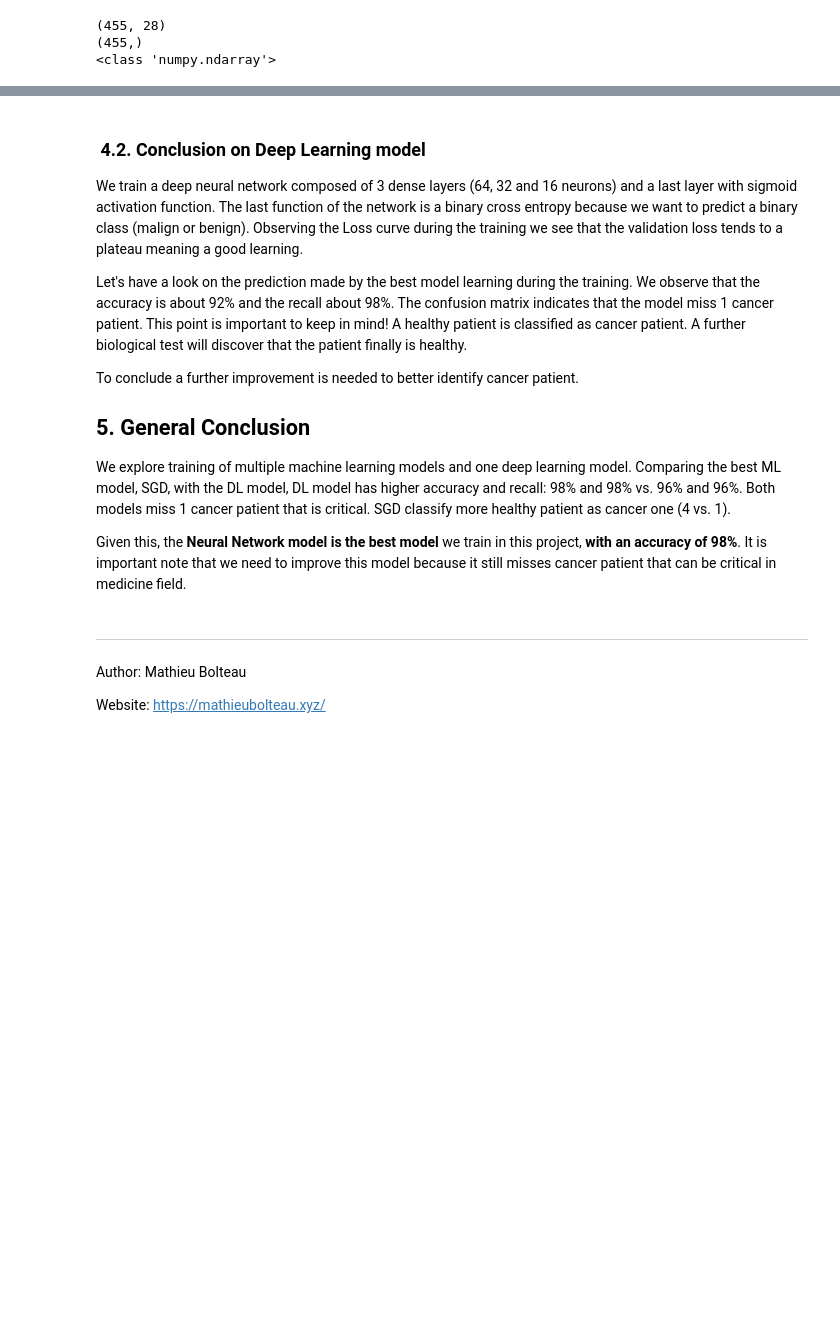
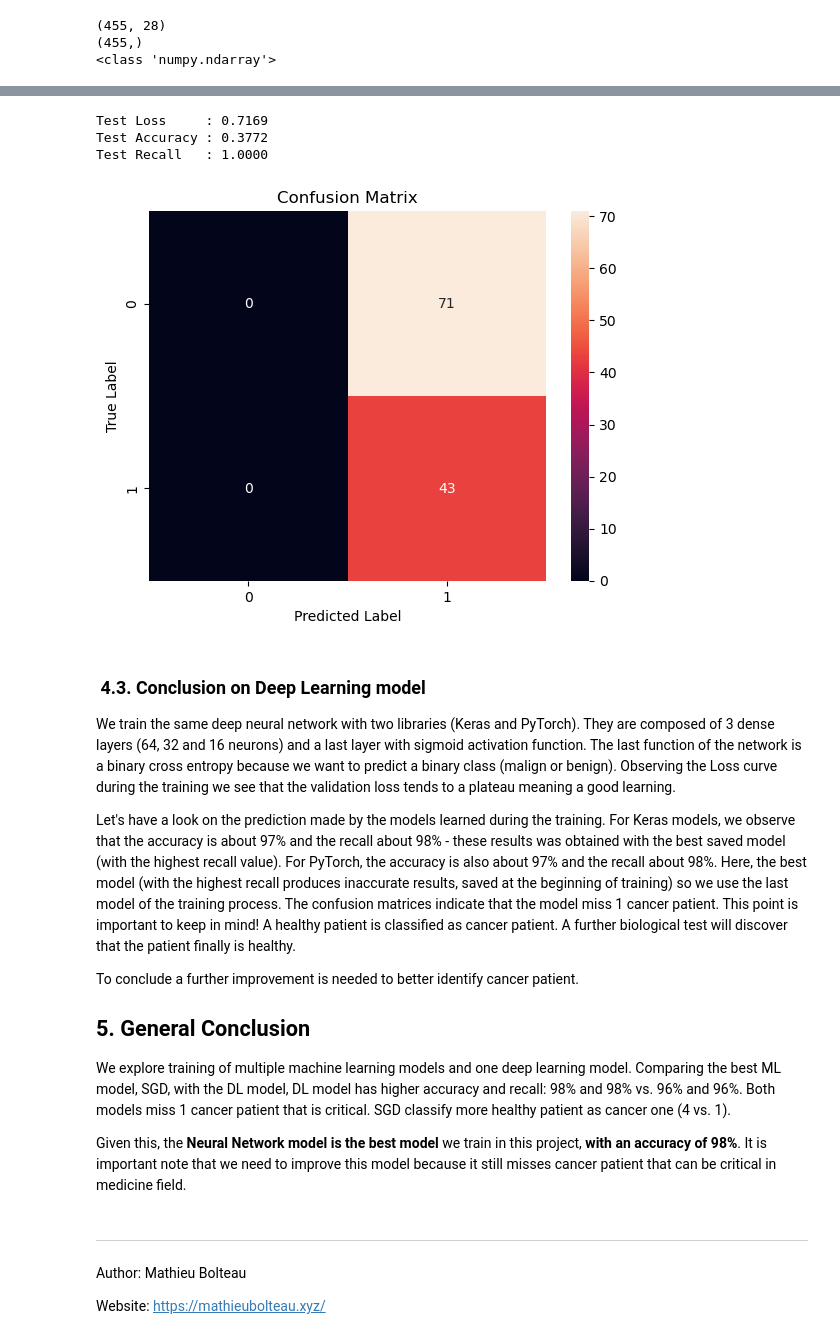
Before and after one commit to mathieubolteau/DataScienceProjects, a Jupyter notebook: breast_cancer_prediction/Breast_Cancer_Analysis_and_Prediction.ipynb, the cells around one changed output, grey strips where cells are left out. Saved outputs shown, nothing was run; the diff lists cells and outputs as text; code cells hidden in the pictures; blank space fills up the shorter version.

```diff
--- a/breast_cancer_prediction/Breast_Cancer_Analysis_and_Prediction.ipynb
+++ b/breast_cancer_prediction/Breast_Cancer_Analysis_and_Prediction.ipynb
@@ -811,9 +1021,48 @@ Test recall : 0.9767441749572754
+# %%
+# Evaluate the best saved model
+
+loss_fn = nn.BCELoss()
+model = NeuralNetwork(input_shape=input_shape)
+model.load_state_dict(torch.load("./run/models/best_model_torch.pth"))
+model.eval()
+
+with torch.no_grad():
+    Y_pred_proba = model(X_test_tensor).squeeze()
+    test_loss = loss_fn(Y_pred_proba, Y_test_tensor).item()
+
+    Y_pred = (Y_pred_proba >= 0.5).float()
+
+    correct = (Y_pred == Y_test_tensor).sum().item()
+    accuracy = correct / Y_test_tensor.size(0)
+
+    recall = ((Y_pred * Y_test_tensor).sum().item()) / (Y_test_tensor.sum().item() + 1e-8)  # Recall = TP / (TP + FN)
+
+print(f"Test Loss     : {test_loss:.4f}")
+print(f"Test Accuracy : {accuracy:.4f}")
+print(f"Test Recall   : {recall:.4f}")
+
+cm = confusion_matrix(Y_test_tensor.numpy(), Y_pred.numpy())
+
+
+sns.heatmap(cm, annot=True, fmt="d")
+plt.xlabel("Predicted Label")
+plt.ylabel("True Label")
+plt.title("Confusion Matrix")
+plt.show()
+# %% [output]
+Test Loss     : 0.7169
+Test Accuracy : 0.3772
+Test Recall   : 1.0000
+[figure, added]
 # %% [markdown]
-###  4.2. Conclusion on Deep Learning model
+###  4.3. Conclusion on Deep Learning model
 
-We train a deep neural network composed of 3 dense layers (64, 32 and 16 neurons) and a last layer with sigmoid activation function. The last function of the network is a binary cross entropy because we want to predict a binary class (malign or benign). Observing the Loss curve during the training we see that the validation loss tends to a plateau meaning a good learning.
+We train the same deep neural network with two libraries (Keras and PyTorch). They are composed of 3 dense layers (64, 32 and 16 neurons) and a last layer with sigmoid activation function. The last function of the network is a binary cross entropy because we want to predict a binary class (malign or benign). Observing the Loss curve during the training we see that the validation loss tends to a plateau meaning a good learning.
 
-Let's have a look on the prediction made by the best model learning during the training. We observe that the accuracy is about 92% and the recall about 98%. The confusion matrix indicates that the model miss 1 cancer patient. This point is important to keep in mind! A healthy patient is classified as cancer patient. A further biological test will discover that the patient finally is healthy.
+Let's have a look on the prediction made by the models learned during the training.
+For Keras models, we observe that the accuracy is about 97% and the recall about 98% - these results was obtained with the best saved model (with the highest recall value).
+For PyTorch, the accuracy is also about 97% and the recall about 98%. Here, the best model (with the highest recall produces inaccurate results, saved at the beginning of training) so we use the last model of the training process.
+The confusion matrices indicate that the model miss 1 cancer patient. This point is important to keep in mind! A healthy patient is classified as cancer patient. A further biological test will discover that the patient finally is healthy.
 
 To conclude a further improvement is needed to better identify cancer patient.
 
```
Also changed, not shown: parts of 15 cells of this notebook, 3 other files.
